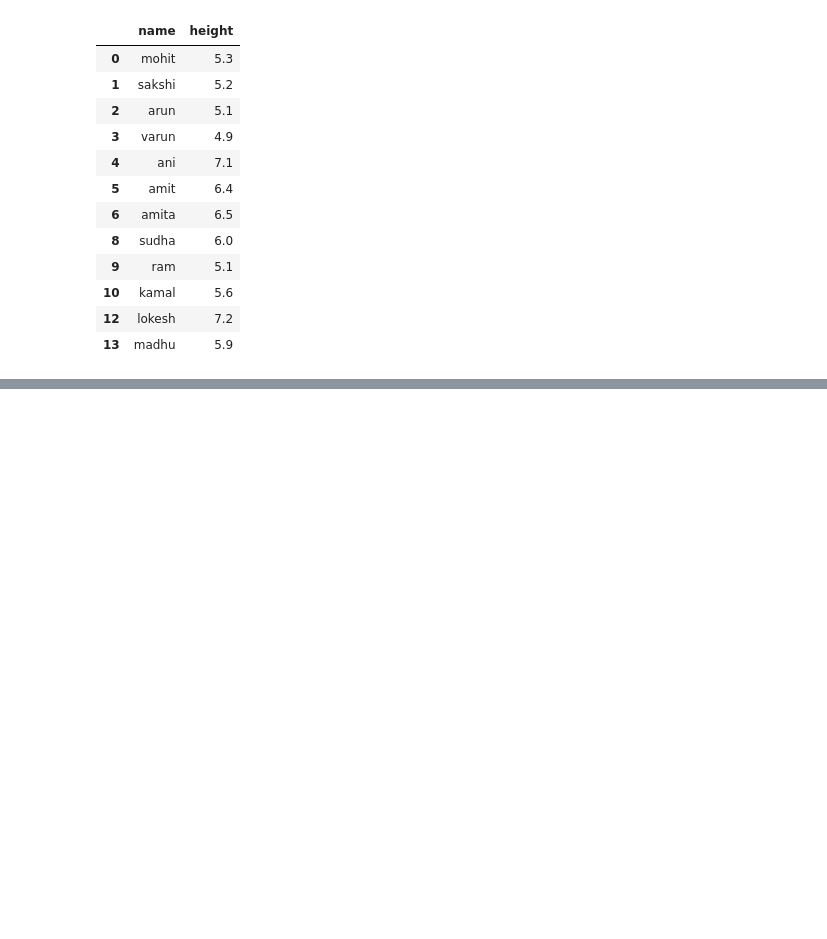
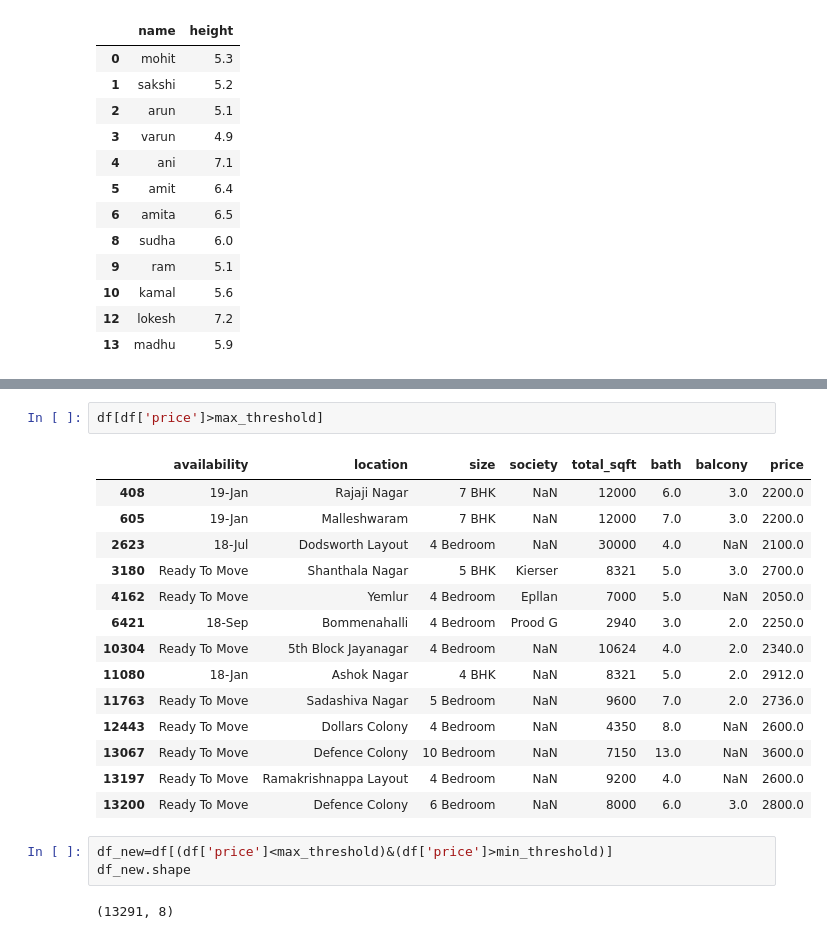
Before and after one commit to ShrutiPandey27/machine_learning_practice, a Jupyter notebook: outlier.ipynb, the cells around one changed output, grey strips where cells are left out. Cells and saved outputs as stored; diff of their text form; blank space fills up the shorter version.

```diff
--- a/outlier.ipynb
+++ b/outlier.ipynb
@@ -89,0 +143,22 @@ df[(df['height']<max_threshold) & (df['height']>min_threshold)]
+# %%
+df[df['price']>max_threshold]
+# %% [output]
+|  | availability | location | size | society | total_sqft | bath | balcony | price |
+| 408 | 19-Jan | Rajaji Nagar | 7 BHK | NaN | 12000 | 6.0 | 3.0 | 2200.0 |
+| 605 | 19-Jan | Malleshwaram | 7 BHK | NaN | 12000 | 7.0 | 3.0 | 2200.0 |
+| 2623 | 18-Jul | Dodsworth Layout | 4 Bedroom | NaN | 30000 | 4.0 | NaN | 2100.0 |
+| 3180 | Ready To Move | Shanthala Nagar | 5 BHK | Kierser | 8321 | 5.0 | 3.0 | 2700.0 |
+| 4162 | Ready To Move | Yemlur | 4 Bedroom | Epllan | 7000 | 5.0 | NaN | 2050.0 |
+| 6421 | 18-Sep | Bommenahalli | 4 Bedroom | Prood G | 2940 | 3.0 | 2.0 | 2250.0 |
+| 10304 | Ready To Move | 5th Block Jayanagar | 4 Bedroom | NaN | 10624 | 4.0 | 2.0 | 2340.0 |
+| 11080 | 18-Jan | Ashok Nagar | 4 BHK | NaN | 8321 | 5.0 | 2.0 | 2912.0 |
+| 11763 | Ready To Move | Sadashiva Nagar | 5 Bedroom | NaN | 9600 | 7.0 | 2.0 | 2736.0 |
+| 12443 | Ready To Move | Dollars Colony | 4 Bedroom | NaN | 4350 | 8.0 | NaN | 2600.0 |
+| 13067 | Ready To Move | Defence Colony | 10 Bedroom | NaN | 7150 | 13.0 | NaN | 3600.0 |
+| 13197 | Ready To Move | Ramakrishnappa Layout | 4 Bedroom | NaN | 9200 | 4.0 | NaN | 2600.0 |
+| 13200 | Ready To Move | Defence Colony | 6 Bedroom | NaN | 8000 | 6.0 | 3.0 | 2800.0 |
+# %%
+df_new=df[(df['price']<max_threshold)&(df['price']>min_threshold)]
+df_new.shape
+# %% [output]
+(13291, 8)
```
Also changed, not shown: parts of 14 cells of this notebook.
